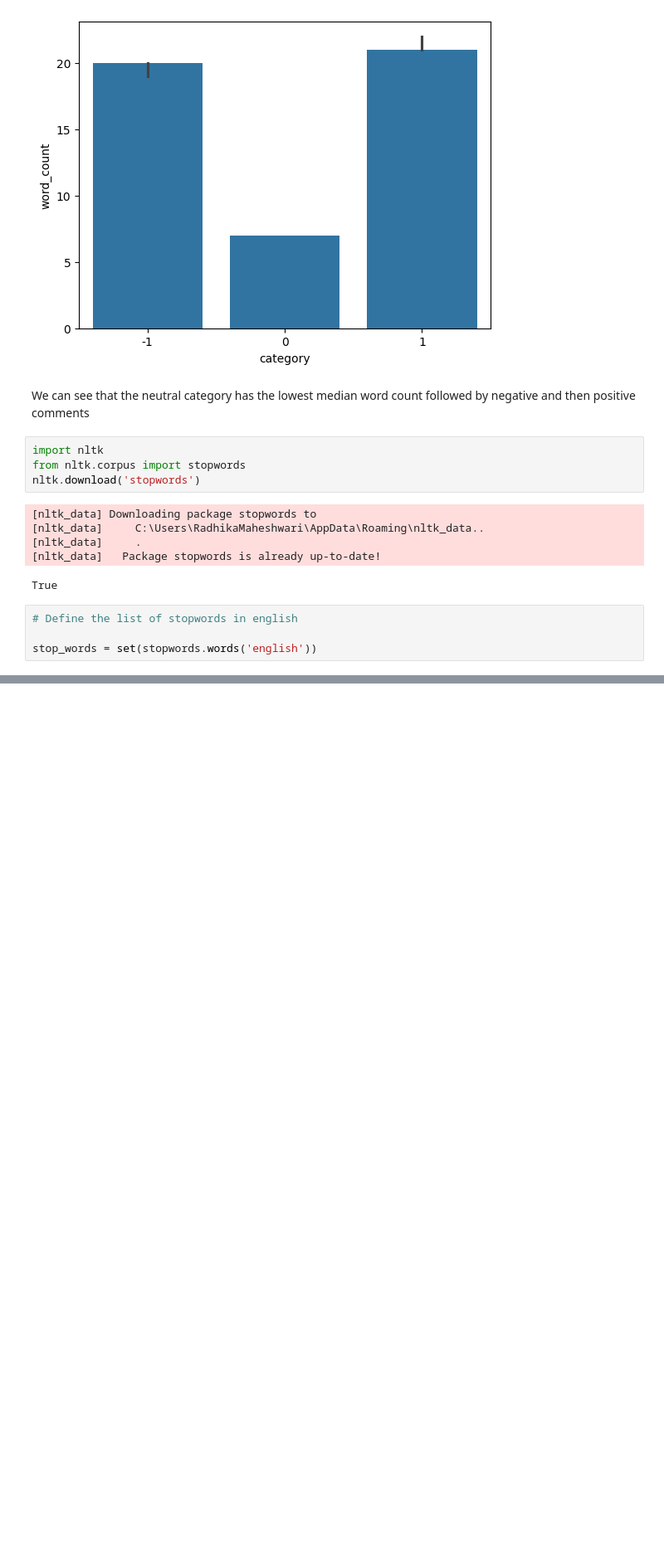
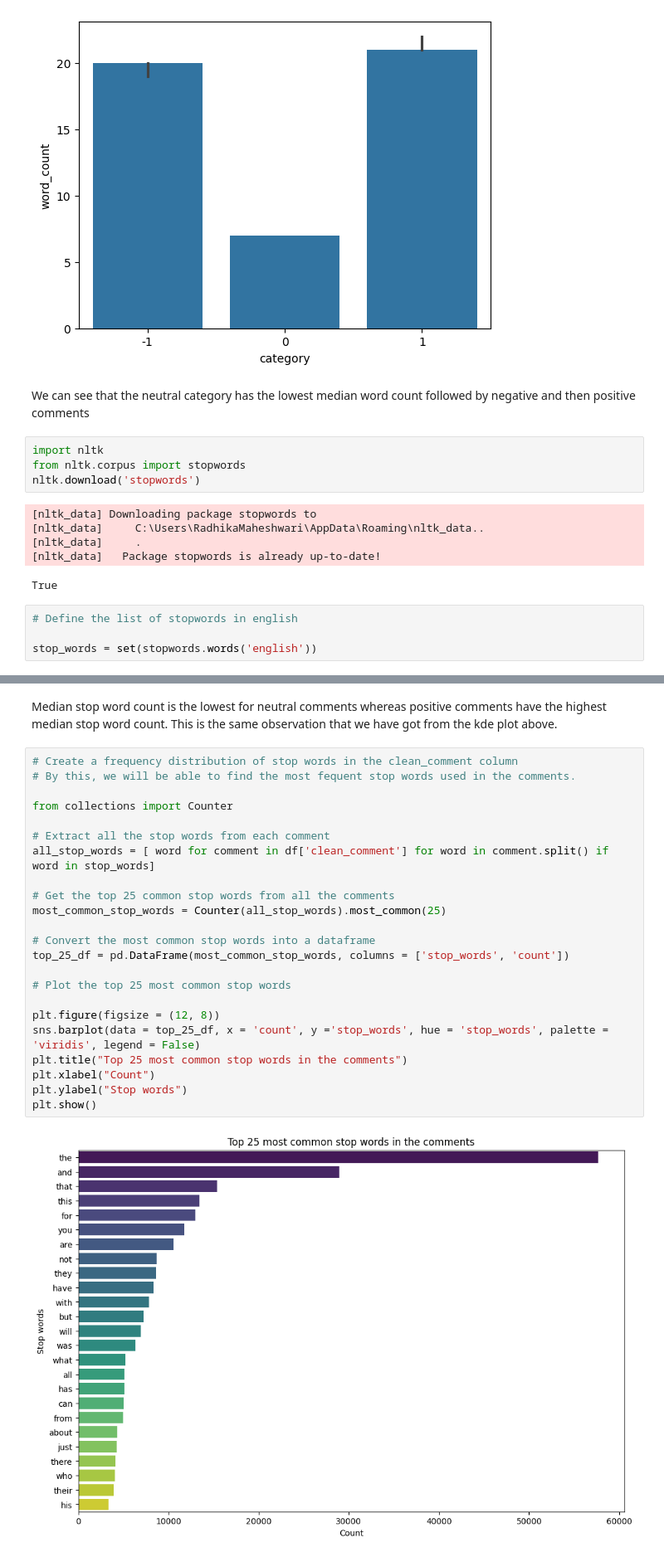
Before and after one commit to Radhika5062/mlops_sentiment_analysis, a Jupyter notebook: EDA.ipynb, the cells around one changed output, grey strips where cells are left out. Shown at 83% size. Saved outputs shown, nothing was run; the diff lists cells and outputs as text; blank space fills up the shorter version.

```diff
--- a/EDA.ipynb
+++ b/EDA.ipynb
@@ -328,0 +380,27 @@ df['clean_words']
+# %% [markdown]
+Median stop word count is the lowest for neutral comments whereas positive comments have the highest median stop word count. This is the same observation that we have got from the kde plot above.
+# %%
+# Create a frequency distribution of stop words in the clean_comment column
+# By this, we will be able to find the most fequent stop words used in the comments.
+
+from collections import Counter
+
+# Extract all the stop words from each comment
+all_stop_words = [ word for comment in df['clean_comment'] for word in comment.split() if word in stop_words]
+
+# Get the top 25 common stop words from all the comments
+most_common_stop_words = Counter(all_stop_words).most_common(25)
+
+# Convert the most common stop words into a dataframe
+top_25_df = pd.DataFrame(most_common_stop_words, columns = ['stop_words', 'count'])
+
+# Plot the top 25 most common stop words
+
+plt.figure(figsize = (12, 8))
+sns.barplot(data = top_25_df, x = 'count', y ='stop_words', hue = 'stop_words', palette = 'viridis', legend = False)
+plt.title("Top 25 most common stop words in the comments")
+plt.xlabel("Count")
+plt.ylabel("Stop words")
+plt.show()
+# %% [output]
+[figure, added]
```
Also changed, not shown: parts of 35 cells of this notebook, 1 other file.
